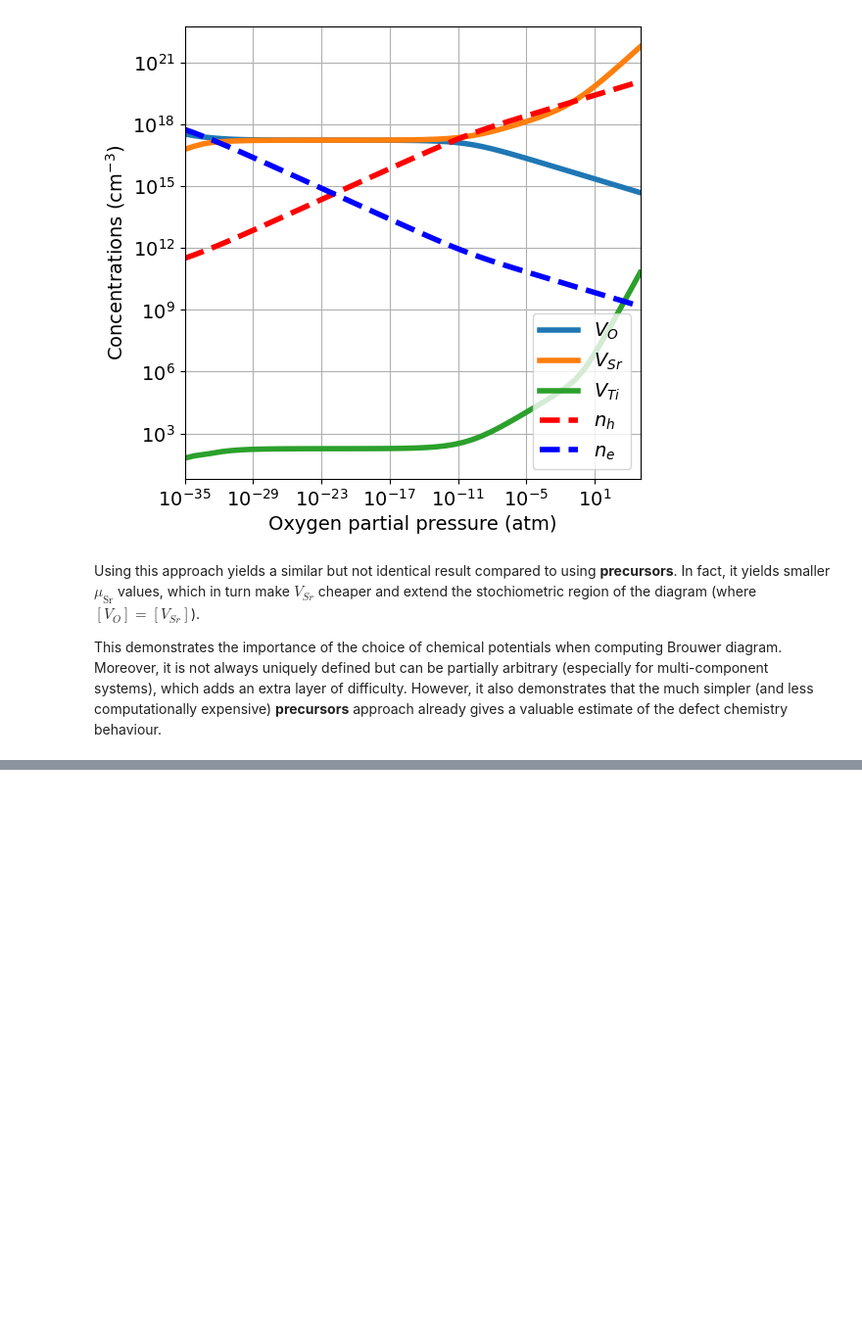
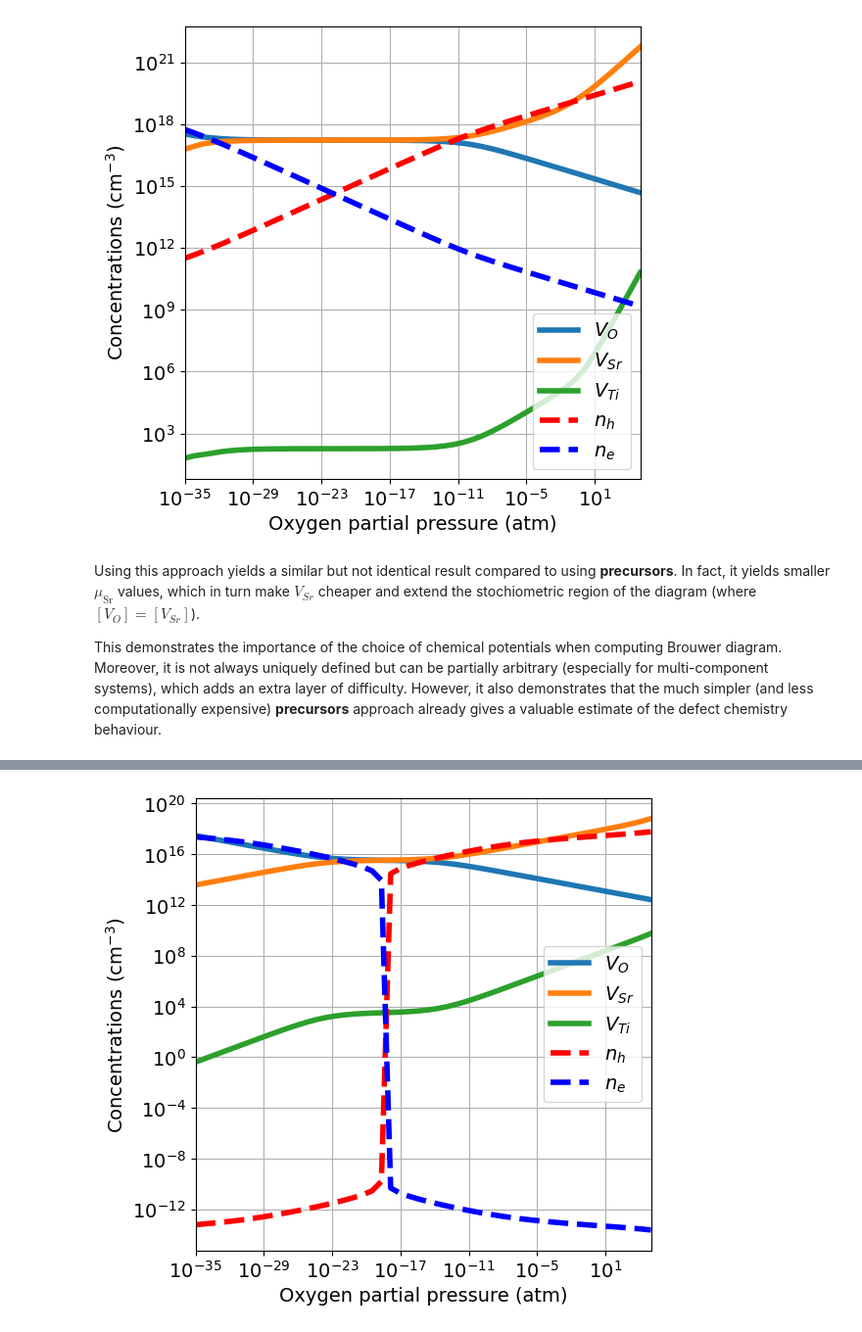
Before and after one commit to lorenzo-villa-hub/defermi, a Jupyter notebook: tutorials/brouwer_diagram.ipynb, the cells around one changed output, grey strips where cells are left out. Shown at 98% size. Cells and saved outputs as stored; diff of their text form; code cells hidden in the pictures; blank space fills up the shorter version.

Commit message:
add quenching and fixed conc

```diff
--- a/tutorials/brouwer_diagram.ipynb
+++ b/tutorials/brouwer_diagram.ipynb
@@ -218,0 +227,12 @@ This demonstrates the importance of the choice of chemical potentials when compu
+# %%
+da.plot_brouwer_diagram(
+                        bulk_dos={'m_eff_e':0.5,'m_eff_h':0.4},
+                        temperature=1000,
+                        quench_temperature=300,
+                        precursors={'SrO':-12.79, 'TiO2':-28.3},
+                        oxygen_ref=-4.95,
+                        pressure_range=pressure_range,
+                        figsize=(6,6),
+                        fontsize=14);
+# %% [output]
+[figure, added]
```
Also changed, not shown: parts of 10 cells of this notebook.
